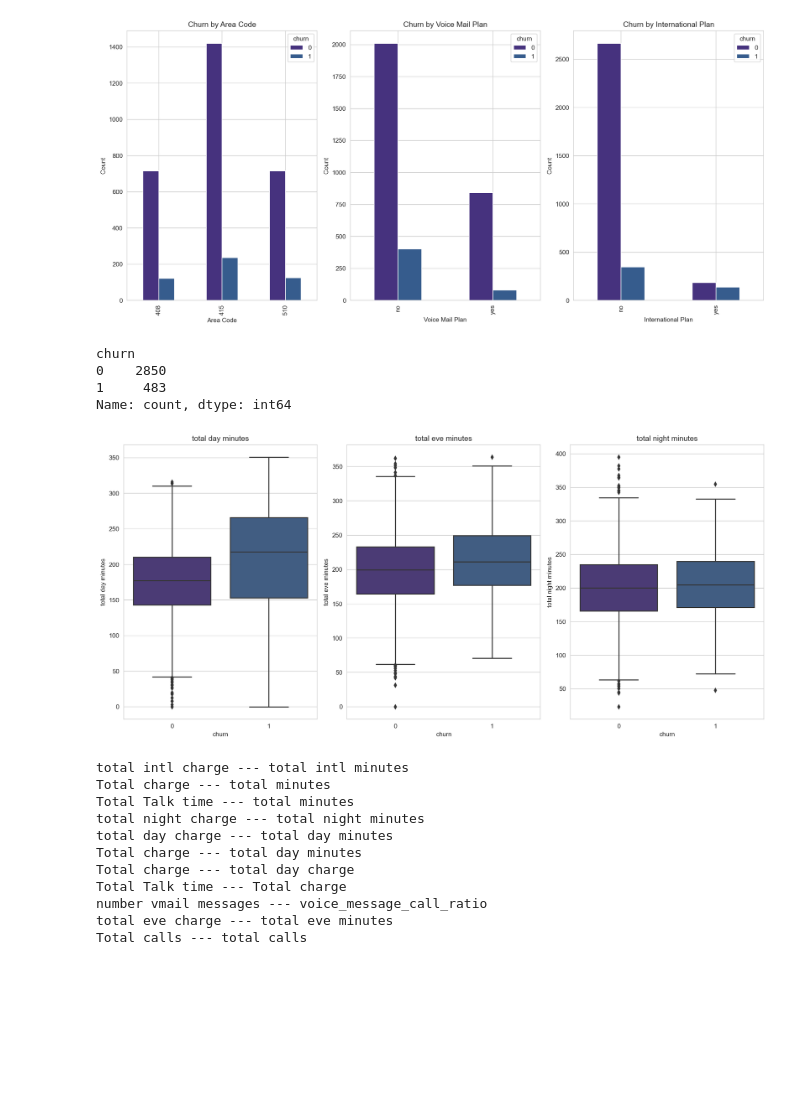
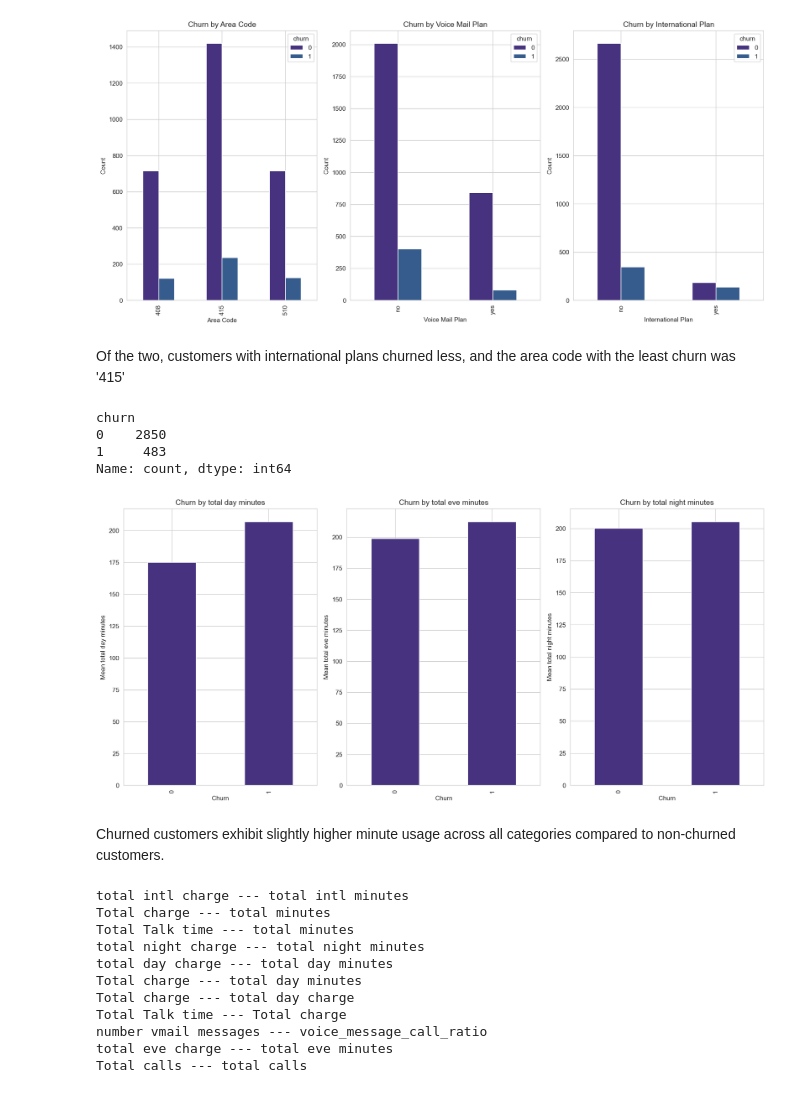
Before and after one commit to Maggieshiro/PHASE-3, a Jupyter notebook: notebook.ipynb, the cells around one changed output. Drawn from its saved outputs; the diff is of its cells as text; code cells hidden in the pictures; blank space fills up the shorter version.

```diff
--- a/notebook.ipynb
+++ b/notebook.ipynb
@@ -565,6 +581,8 @@ plt.tight_layout()
 plt.show()
 # %% [output]
 [figure]
+# %% [markdown]
+Of the two, customers with international plans churned less, and the area code with the least churn was '415'
 # %%
 df['churn'].value_counts()
 # %% [output]
@@ -575,20 +593,21 @@ Name: count, dtype: int64
 # %%
 # churn agaisnt numerical variables
 fig, axs = plt.subplots(nrows=1, ncols=3, figsize=(15, 7))
 sns.set_palette("viridis")
 numerical_columns = ["total day minutes", "total eve minutes", "total night minutes"]
 
-for i in enumerate(numerical_columns):
-    sns.boxplot(x="churn", y=i[1], data=df, ax=axs[i[0]])
-    axs[i[0]].set_title(i[1])
-
-    sns.boxplot(x="churn", y=i[1], data=df, ax=axs[i[0]])
-    axs[i[0]].set_title(i[1])
+for i, col in enumerate(numerical_columns):
+    df.groupby("churn")[col].mean().plot(kind='bar', ax=axs[i])
+    axs[i].set_title('Churn by ' + col)
+    axs[i].set_xlabel('Churn')
+    axs[i].set_ylabel('Mean ' + col)
 
 plt.tight_layout()
 plt.show()
 # %% [output]
-[figure, old version]
+[figure, new version]
+# %% [markdown]
+Churned customers exhibit slightly higher minute usage across all categories compared to non-churned customers.
 # %%
 df['total minutes'] = df['total day minutes'] + df['total eve minutes'] + df['total night minutes'] + df['total intl minutes']
 df['total calls'] = df['total day calls'] + df['total eve calls'] + df['total night calls'] + df['total intl calls']
```
Also changed, not shown: parts of 23 cells of this notebook.
